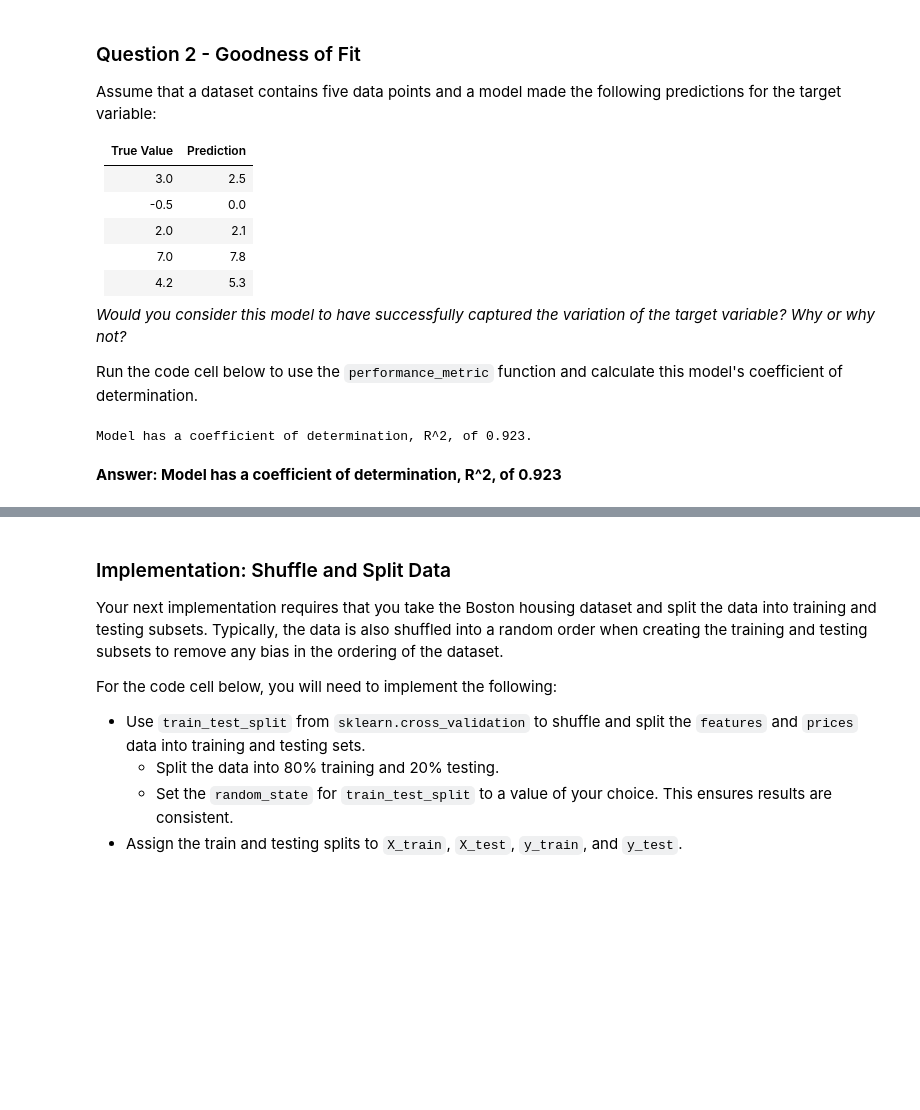
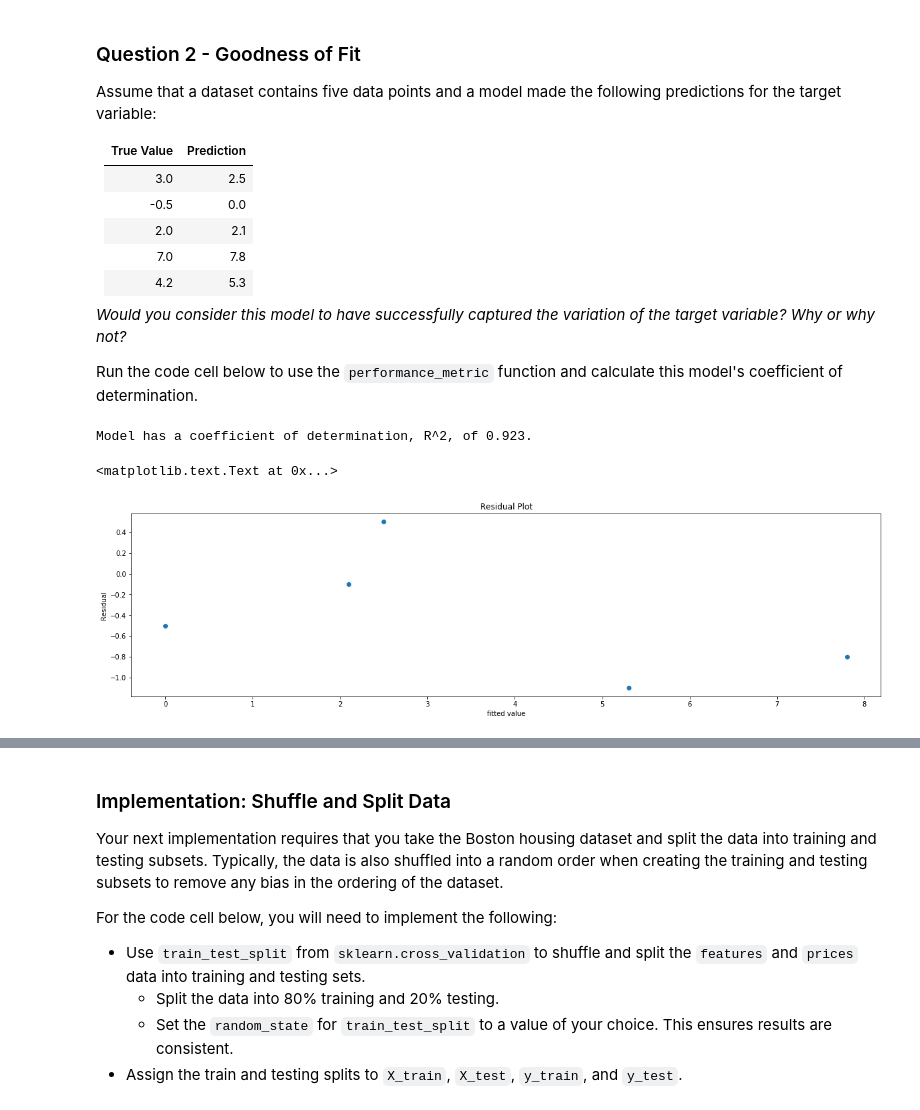
Before and after one commit to abhismatrix1/Boston-Housing-Prices, a Jupyter notebook: boston_housing.ipynb, the cells around one changed output, grey strips where cells are left out. Cells and saved outputs as stored; diff of their text form; code cells hidden in the pictures; blank space fills up the shorter version.

```diff
--- a/boston_housing.ipynb
+++ b/boston_housing.ipynb
@@ -145,8 +156,19 @@ Run the code cell below to use the `performance_metric` function and calculate t
 # %%
 # Calculate the performance of this model
 score = performance_metric([3, -0.5, 2, 7, 4.2], [2.5, 0.0, 2.1, 7.8, 5.3])
 print "Model has a coefficient of determination, R^2, of {:.3f}.".format(score)
+
+import matplotlib.pyplot as plt
+plt.figure(figsize=(20, 5))
+true=np.array([3,-.5,2,7,4.2])
+predict=np.array([2.5,0,2.1,7.8,5.3])
+residual=true-predict
+x=[1,2,3,4,5]
+plt.plot(predict, residual, 'o')
+plt.title('Residual Plot')
+plt.xlabel('fitted value')
+plt.ylabel('Residual')
 # %% [output]
 Model has a coefficient of determination, R^2, of 0.923.
+<matplotlib.text.Text at 0x...>
+[figure, added]
-# %% [markdown]
-**Answer: Model has a coefficient of determination, R^2, of 0.923**
```
Also changed, not shown: parts of 9 cells of this notebook.
